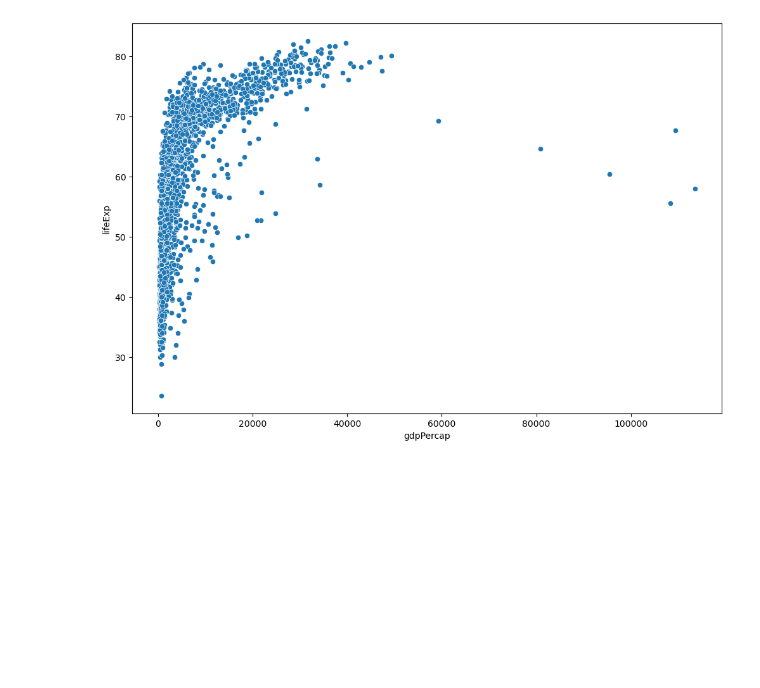
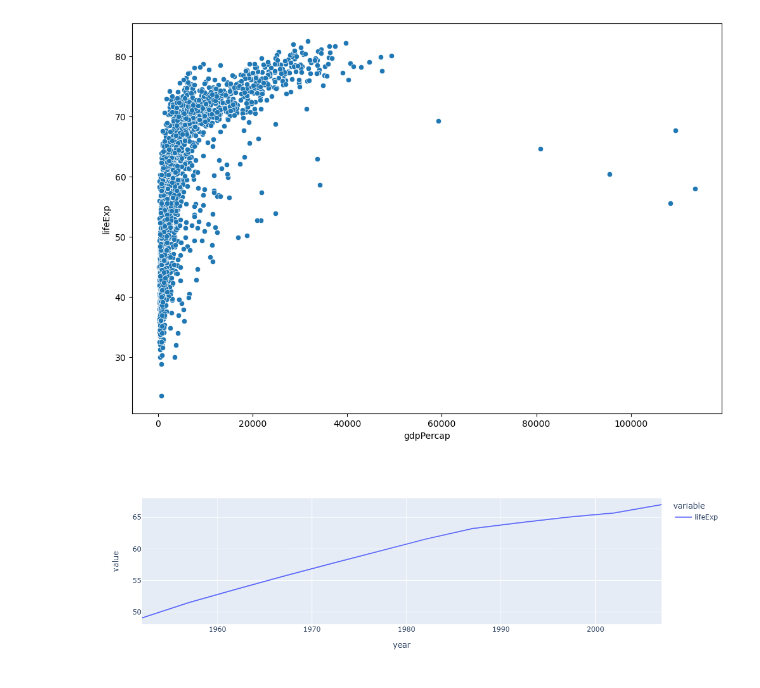
Before and after one commit to elmunoz42/python-plots, a Jupyter notebook: plot-examples.ipynb, the cells around one changed output. Drawn from its saved outputs; the diff is of its cells as text; code cells hidden in the pictures; blank space fills up the shorter version.

Commit message:
add 2 extra graphs.

```diff
--- a/plot-examples.ipynb
+++ b/plot-examples.ipynb
@@ -63,3 +63,8 @@ scatterplot3_fig = scatterplot3.get_figure()
 scatterplot3_fig.savefig('images/plot4.png')
 # %% [output]
 [figure]
+# %%
+ans1 = gapminder.groupby("year")[["lifeExp"]].agg("mean")
+px.line(ans1)
+# %% [output]
+[figure, added]
```
Also changed, not shown: parts of 2 cells of this notebook.
